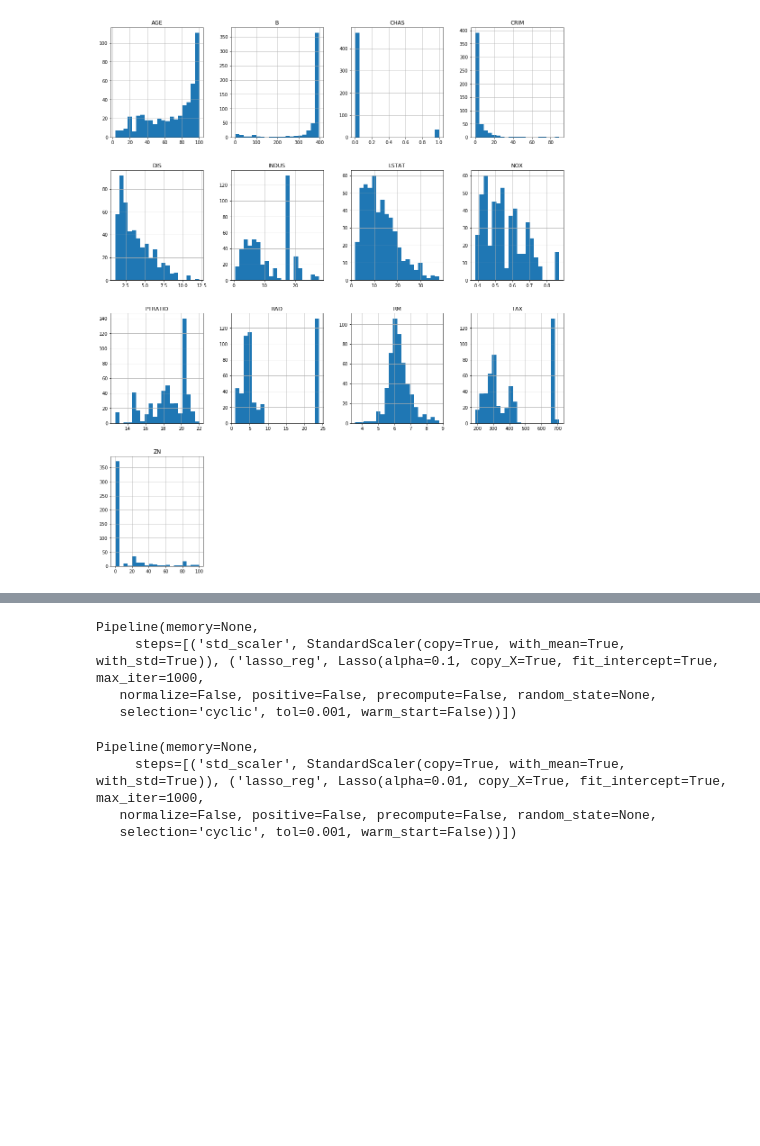
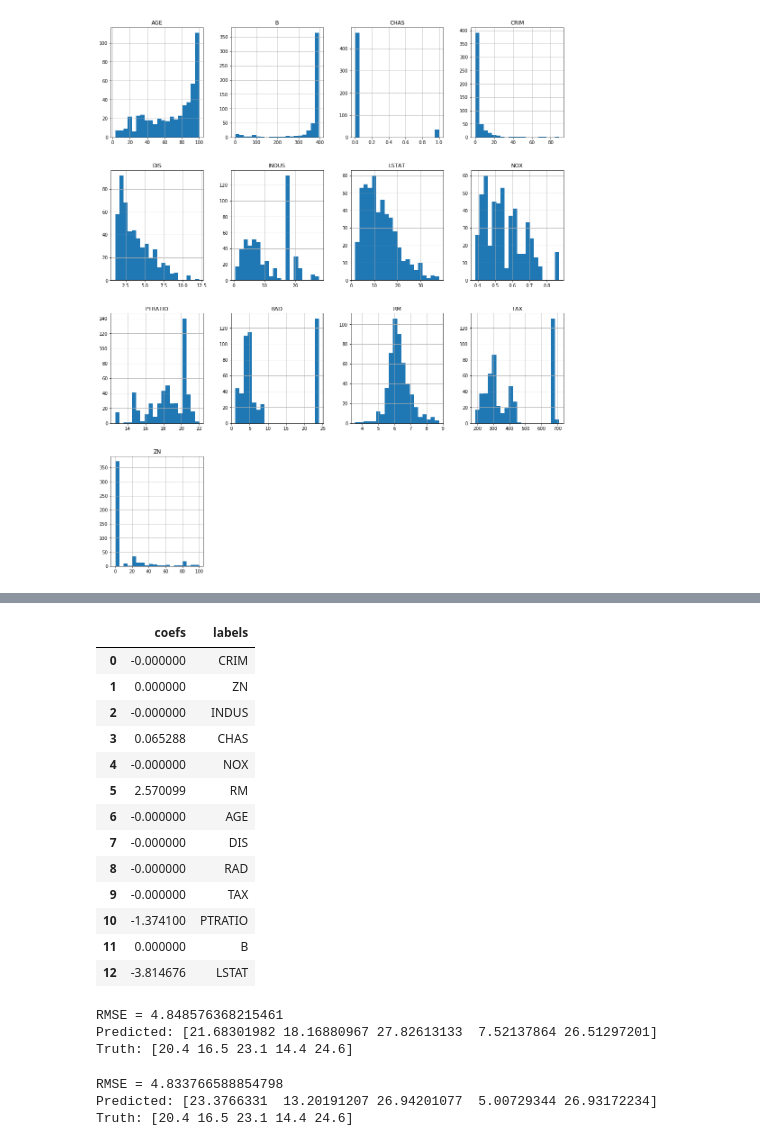
Before and after one commit to drpjm/python-ml-sandbox, a Jupyter notebook: Chapter04-Training/Exercise-BostonHousingRegression.ipynb, the cells around one changed output, grey strips where cells are left out. Cells and saved outputs as stored; diff of their text form; code cells hidden in the pictures; blank space fills up the shorter version.

```diff
--- a/Chapter04-Training/Exercise-BostonHousingRegression.ipynb
+++ b/Chapter04-Training/Exercise-BostonHousingRegression.ipynb
@@ -141,19 +148,24 @@ Pipeline(memory=None,
 # %%
 lasso_pipeline = Pipeline([
     ('std_scaler', StandardScaler()),
-    ('lasso_reg', Lasso(tol=1e-3,alpha=0.1))
+    ('lasso_reg', Lasso(tol=1e-3,alpha=1))
 ])
 
 lasso_pipeline.fit(X_train, y_train)
+named_lasso_coefs_df = pd.DataFrame({'labels':feature_names, 'coefs': lasso_pipeline.named_steps['lasso_reg'].coef_})
+named_lasso_coefs_df
 # %% [output]
-Pipeline(memory=None,
-     steps=[('std_scaler', StandardScaler(copy=True, with_mean=True, with_std=True)), ('lasso_reg', Lasso(alpha=0.1, copy_X=True, fit_intercept=True, max_iter=1000,
-   normalize=False, positive=False, precompute=False, random_state=None,
-   selection='cyclic', tol=0.001, warm_start=False))])
+|  | coefs | labels |
+| 0 | -0.000000 | CRIM |
+| 1 | 0.000000 | ZN |
+| 2 | -0.000000 | INDUS |
+| 3 | 0.065288 | CHAS |
+| 4 | -0.000000 | NOX |
+| 5 | 2.570099 | RM |
+| 6 | -0.000000 | AGE |
+| 7 | -0.000000 | DIS |
+| 8 | -0.000000 | RAD |
+| 9 | -0.000000 | TAX |
+| 10 | -1.374100 | PTRATIO |
+| 11 | 0.000000 | B |
+| 12 | -3.814676 | LSTAT |
-# %%
-lasso_grid_search.best_estimator_
-# %% [output]
-Pipeline(memory=None,
-     steps=[('std_scaler', StandardScaler(copy=True, with_mean=True, with_std=True)), ('lasso_reg', Lasso(alpha=0.01, copy_X=True, fit_intercept=True, max_iter=1000,
-   normalize=False, positive=False, precompute=False, random_state=None,
-   selection='cyclic', tol=0.001, warm_start=False))])
@@ -159,0 +205,17 @@ Pipeline(memory=None,
+# %%
+# Interesting! Lasso performed as expected: some feature coefficients go to 0. Thus, they may not
+# have as much impact on the model. Time to compare the models with some metrics...
+from sklearn.metrics import mean_squared_error
+
+compute_metrics(ridge_pipeline, X_test, y_test)
+# %% [output]
+RMSE = 4.848576368215461
+Predicted: [21.68301982 18.16880967 27.82613133  7.52137864 26.51297201]
+Truth: [20.4 16.5 23.1 14.4 24.6]
+# %%
+# How about lasso?
+compute_metrics(lasso_pipeline, X_test, y_test)
+# %% [output]
+RMSE = 4.833766588854798
+Predicted: [23.3766331  13.20191207 26.94201077  5.00729344 26.93172234]
+Truth: [20.4 16.5 23.1 14.4 24.6]
```
Also changed, not shown: parts of 20 cells of this notebook.
